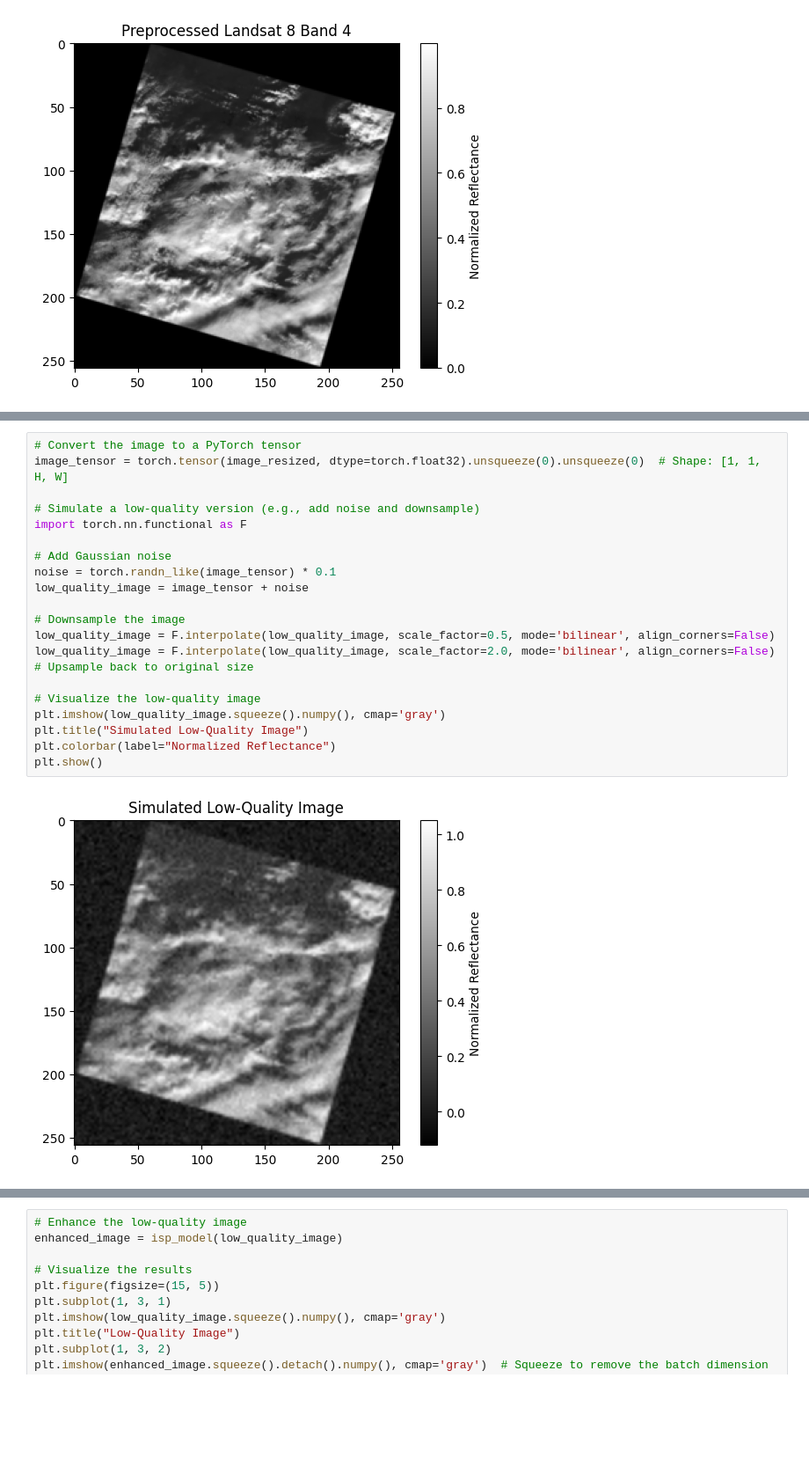
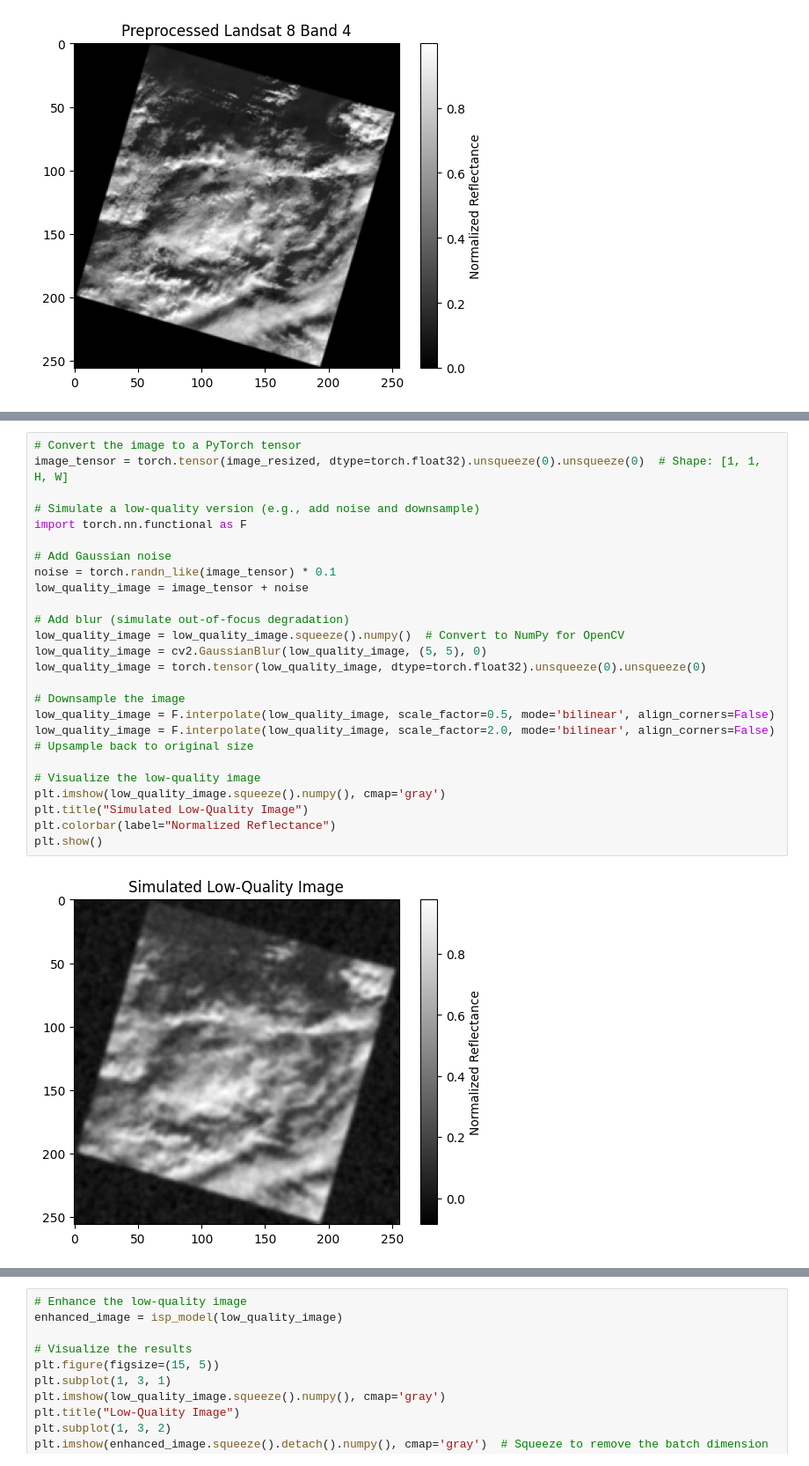
Before and after one commit to Samuelyohanna9/image-enhancement-remote-sensing, a Jupyter notebook: ISPs.ipynb, the cells around one changed output, grey strips where cells are left out. Shown at 88% size. Saved outputs shown, nothing was run; the diff lists cells and outputs as text; blank space fills up the shorter version.

```diff
--- a/ISPs.ipynb
+++ b/ISPs.ipynb
@@ -78,22 +86,27 @@ UNetISP(
 # %%
 # Convert the image to a PyTorch tensor
 image_tensor = torch.tensor(image_resized, dtype=torch.float32).unsqueeze(0).unsqueeze(0)  # Shape: [1, 1, H, W]
 
 # Simulate a low-quality version (e.g., add noise and downsample)
 import torch.nn.functional as F
 
 # Add Gaussian noise
 noise = torch.randn_like(image_tensor) * 0.1
 low_quality_image = image_tensor + noise
 
+# Add blur (simulate out-of-focus degradation)
+low_quality_image = low_quality_image.squeeze().numpy()  # Convert to NumPy for OpenCV
+low_quality_image = cv2.GaussianBlur(low_quality_image, (5, 5), 0)
+low_quality_image = torch.tensor(low_quality_image, dtype=torch.float32).unsqueeze(0).unsqueeze(0)
+
 # Downsample the image
 low_quality_image = F.interpolate(low_quality_image, scale_factor=0.5, mode='bilinear', align_corners=False)
 low_quality_image = F.interpolate(low_quality_image, scale_factor=2.0, mode='bilinear', align_corners=False)  # Upsample back to original size
 
 # Visualize the low-quality image
 plt.imshow(low_quality_image.squeeze().numpy(), cmap='gray')
 plt.title("Simulated Low-Quality Image")
 plt.colorbar(label="Normalized Reflectance")
 plt.show()
 # %% [output]
-[figure, old version]
+[figure, new version]
```
Also changed, not shown: parts of 13 cells of this notebook.
